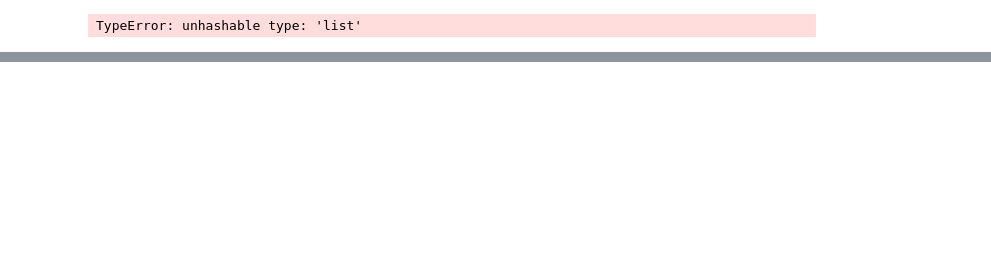
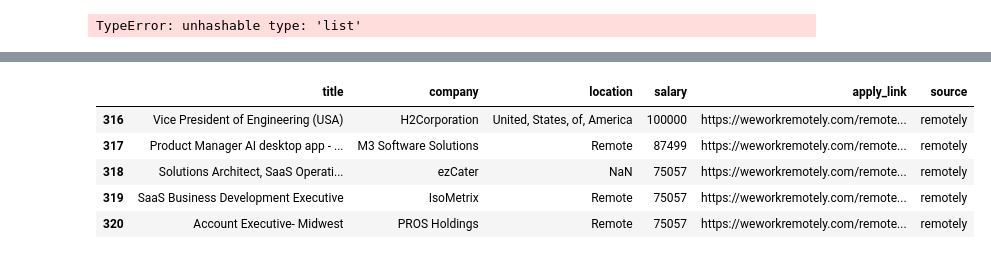
Before and after one commit to Boffins03/Remote-Job-Analyzer, a Jupyter notebook: data/processed/Untitled.ipynb, the cells around one changed output, grey strips where cells are left out. Cells and saved outputs as stored; diff of their text form; code cells hidden in the pictures; blank space fills up the shorter version.

```diff
--- a/data/processed/Untitled.ipynb
+++ b/data/processed/Untitled.ipynb
@@ -539,0 +562,9 @@ jobs.to_csv('jobs_clean.csv')
+# %%
+clean_jobs.tail()
+# %% [output]
+|  | title | company | location | salary | apply_link | source |
+| 316 | Vice President of Engineering (USA) | H2Corporation | United, States, of, America | 100000 | https://weworkremotely.com/remote... | remotely |
+| 317 | Product Manager AI desktop app - ... | M3 Software Solutions | Remote | 87499 | https://weworkremotely.com/remote... | remotely |
+| 318 | Solutions Architect, SaaS Operati... | ezCater | NaN | 75057 | https://weworkremotely.com/remote... | remotely |
+| 319 | SaaS Business Development Executive | IsoMetrix | Remote | 75057 | https://weworkremotely.com/remote... | remotely |
+| 320 | Account Executive- Midwest | PROS Holdings | Remote | 75057 | https://weworkremotely.com/remote... | remotely |
```
Also changed, not shown: parts of 11 cells of this notebook, 13 other files.
